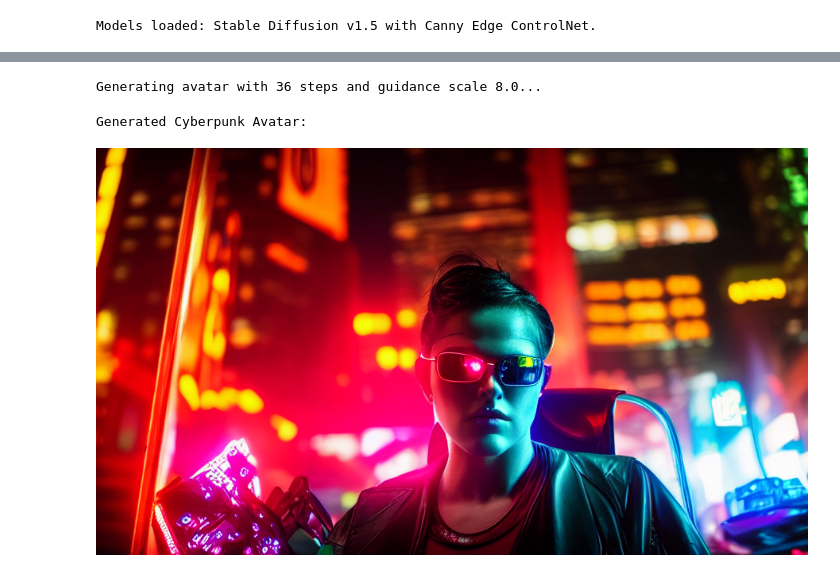
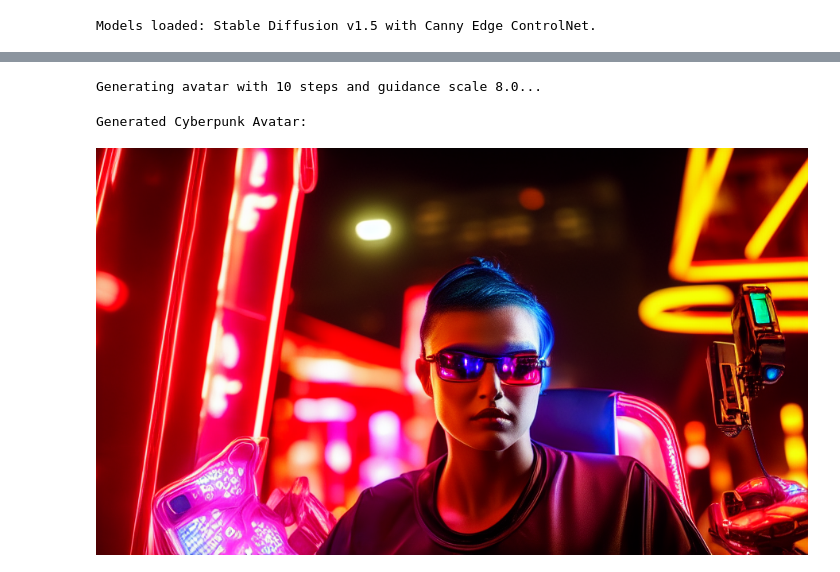
Before and after one commit to Ashwin-308/Image_generator, a Jupyter notebook: new3.ipynb, the cells around one changed output, grey strips where cells are left out. Cells and saved outputs as stored; diff of their text form; code cells hidden in the pictures.

```diff
--- a/new3.ipynb
+++ b/new3.ipynb
@@ -131,33 +133,33 @@ Image pre-processing complete.
 # %%
 # @title 5. Generate Cyberpunk Avatar
 # @markdown Adjust the `prompt`, `negative_prompt`, and generation parameters for desired results.
 
 prompt = "A highly detailed portrait of a person in cyberpunk style, neon lights, glowing circuitry, intricate cybernetic implants, futuristic fashion, rainy dystopian city background, synthwave colors, volumetric lighting, unreal engine, 8k, cinematic, sharp focus" # @param {type:"string"}
 negative_prompt = "low quality, blurry, cartoon, anime, ugly, deformed, text, watermark, bad anatomy, grayscale, monochrome, sketch, painting, drawing" # @param {type:"string"}
 
-num_inference_steps = 36 # @param {type:"slider", min:10, max:50, step:1}
+num_inference_steps = 10 # @param {type:"slider", min:10, max:50, step:1}
 guidance_scale = 8.0 # @param {type:"slider", min:1.0, max:15.0, step:0.5}
-seed = 100 # @param {type:"number"} - Using -1 for random seed
+seed = -1 # @param {type:"number"} - Using -1 for random seed
 
 if seed == -1:
     generator = None
 else:
     generator = torch.Generator(device="cpu").manual_seed(seed)
 
 print(f"Generating avatar with {num_inference_steps} steps and guidance scale {guidance_scale}...")
 
 generated_avatar = pipe(
     prompt,
     image=control_image, # This is the pre-processed image from ControlNet
     negative_prompt=negative_prompt,
     num_inference_steps=num_inference_steps,
     guidance_scale=guidance_scale,
     generator=generator
 ).images[0]
 
 print("\nGenerated Cyberpunk Avatar:")
 display(generated_avatar)
 # %% [output]
-Generating avatar with 36 steps and guidance scale 8.0...
+Generating avatar with 10 steps and guidance scale 8.0...
 Generated Cyberpunk Avatar:
-[figure, old version]
+[figure, new version]
```
Also changed, not shown: parts of 2 cells of this notebook.
